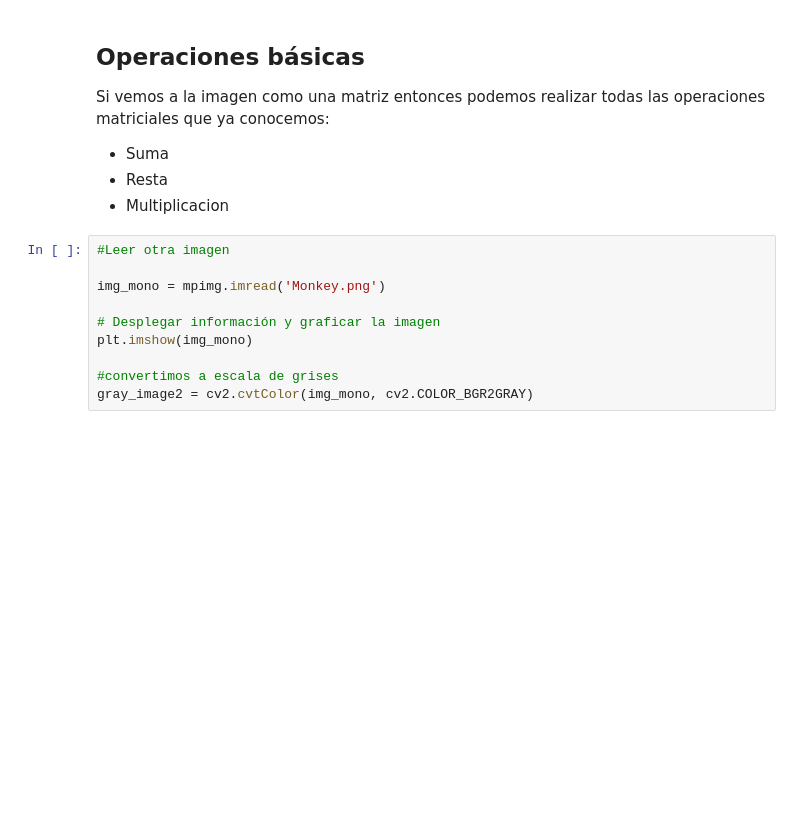
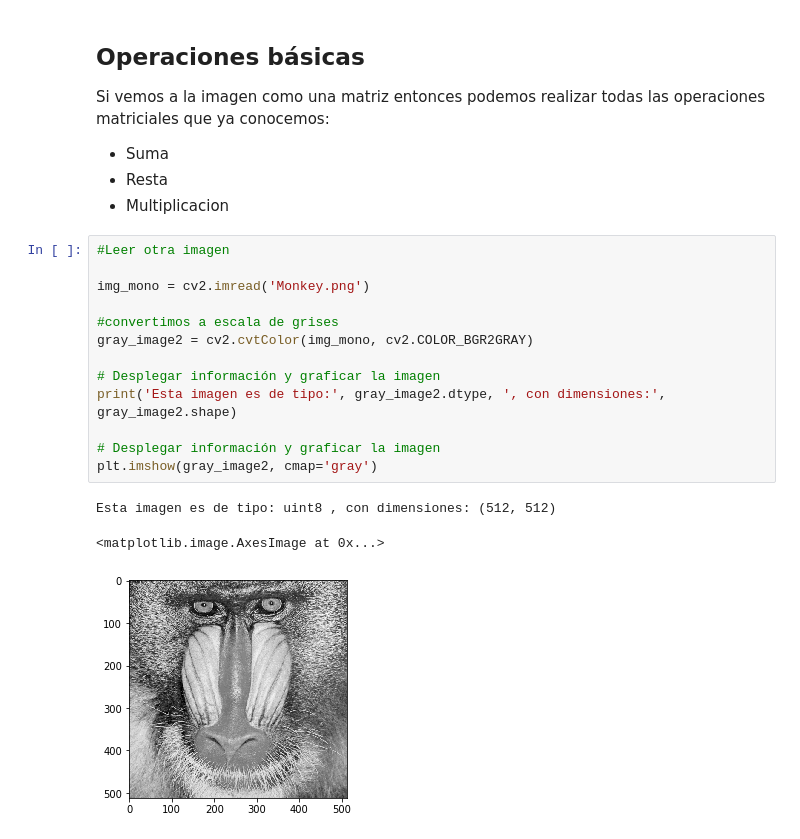
Before and after one commit to irvingvasquez/vision_programas, a Jupyter notebook: 02_geometria/01_operaciones_basicas.ipynb, the cells around one changed output. Saved outputs shown, nothing was run; the diff lists cells and outputs as text; blank space fills up the shorter version.

```diff
--- a/02_geometria/01_operaciones_basicas.ipynb
+++ b/02_geometria/01_operaciones_basicas.ipynb
@@ -48,12 +76,19 @@ Si vemos a la imagen como una matriz entonces podemos realizar todas las operaci
 # %%
 #Leer otra imagen
 
-img_mono = mpimg.imread('Monkey.png')
-
-# Desplegar información y graficar la imagen
-plt.imshow(img_mono)
+img_mono = cv2.imread('Monkey.png')
 
 #convertimos a escala de grises
 gray_image2 = cv2.cvtColor(img_mono, cv2.COLOR_BGR2GRAY)
+
+# Desplegar información y graficar la imagen
+print('Esta imagen es de tipo:', gray_image2.dtype, ', con dimensiones:', gray_image2.shape)
+
+# Desplegar información y graficar la imagen
+plt.imshow(gray_image2, cmap='gray')
+# %% [output]
+Esta imagen es de tipo: uint8 , con dimensiones: (512, 512)
+<matplotlib.image.AxesImage at 0x...>
+[figure, added]
 # %%
 # Sumar ambas imágenes
```
Also changed, not shown: parts of 8 cells of this notebook, 4 other files.
